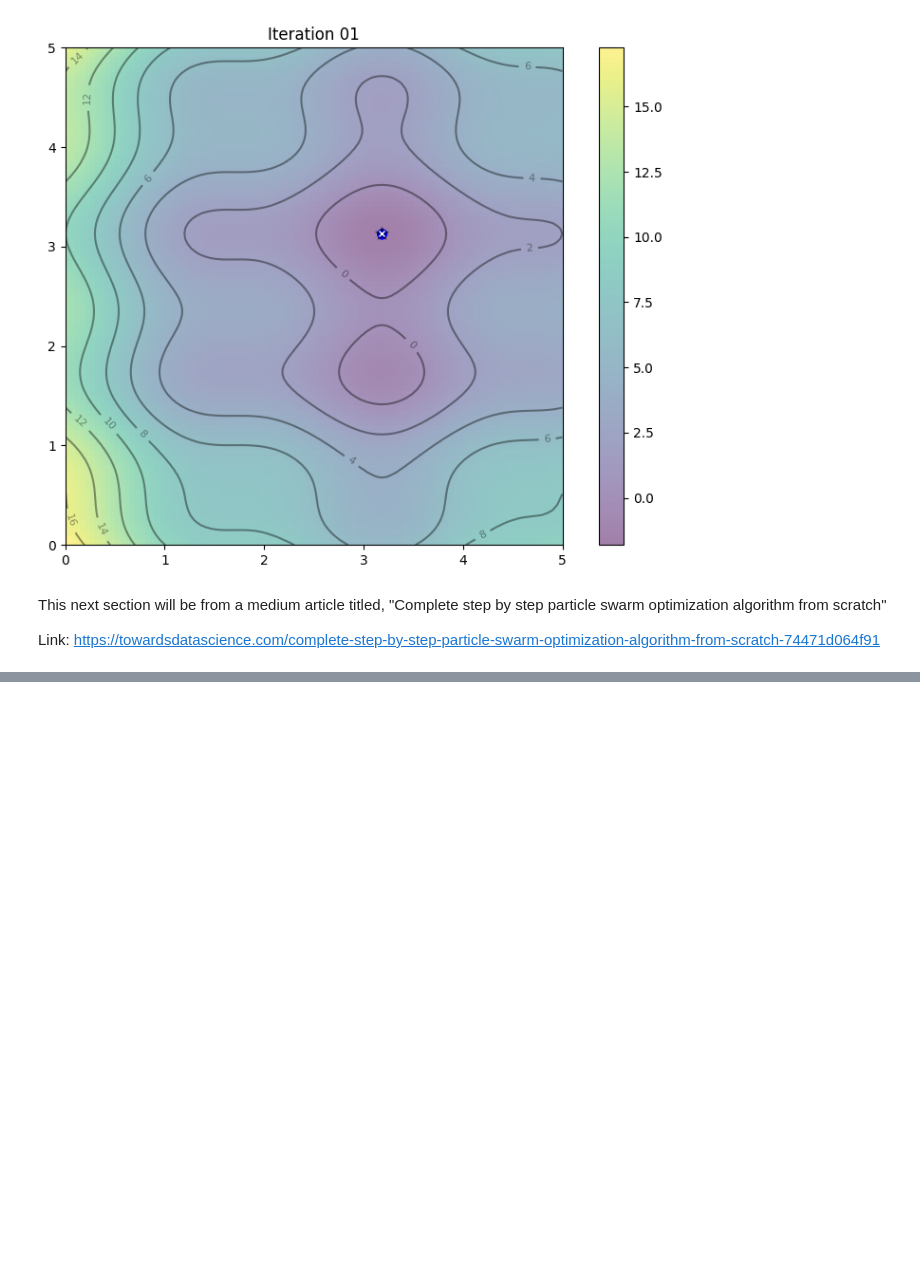
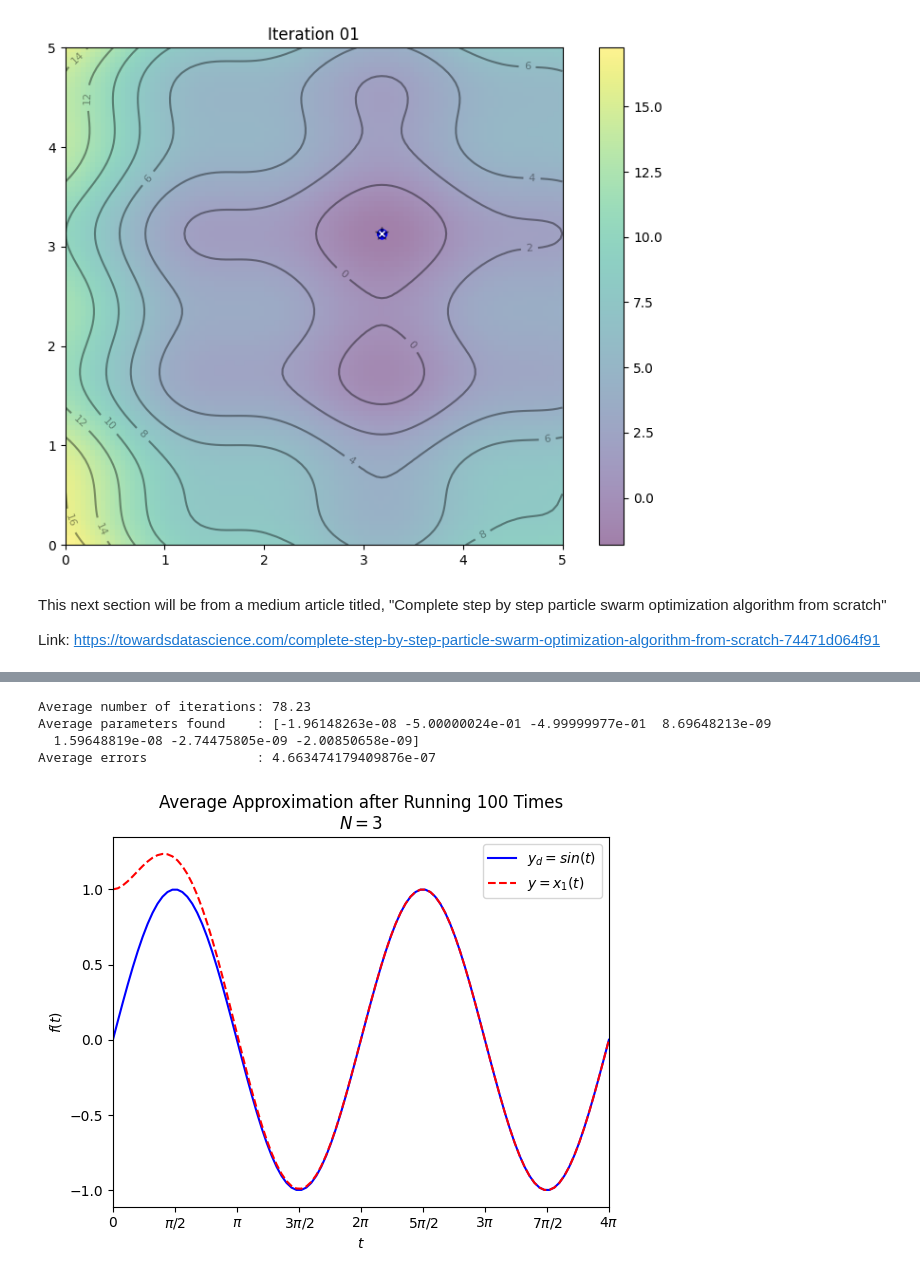
Before and after one commit to michael-r-perry/ParticleSwarmOptimization, a Jupyter notebook: base.ipynb, the cells around one changed output, grey strips where cells are left out. Saved outputs shown, nothing was run; the diff lists cells and outputs as text; code cells hidden in the pictures; blank space fills up the shorter version.

```diff
--- a/base.ipynb
+++ b/base.ipynb
@@ -219,0 +279,43 @@ SyntaxError: invalid syntax (3736976268.py, line 54)
+# %%
+def plot_average_result(param, N):
+    t = np.linspace(0, 4 * np.pi, 101)
+    x = t * radians
+
+    p = param.mean(axis=0)
+    wder_min_w = (- x3dprime(np.array([0]), p) - x3d(np.array([0]), p)) * np.exp(-t)
+    x1 = wder_min_w + x3dprime(t, p) - x3d(t, p)
+
+    plt.plot(x, sin(x), 'b', xunits=radians)
+    plt.plot(x, x1, 'r--', xunits=radians)
+    plt.title(f'Average Approximation after Running {len(param)} Times\n$N = {N}$')
+    plt.xlabel('$t$')
+    plt.ylabel('$f(t)$')
+    plt.xlim(0, 4 * np.pi)
+    plt.legend(['$y_d = sin(t)$', '$y = x_1(t)$'], loc='upper right')
+    plt.show()
+
+trials = 100
+# %%
+# Case 1: N = 3 and scaling = 0.10
+
+ks = np.zeros(trials)
+best = np.zeros((trials, 7))
+errors = np.zeros(trials)
+for i in range(trials):
+    k, best_params, error = PSO(obj, p_num=800, N=3, scale=0.1, verbose=False, random_state=i)
+    ks[i] = k
+    best[i] = best_params[-1]
+    errors[i] = error[-1]
+
+t = np.linspace(0, 4 * np.pi, 101)
+p = best.mean(axis=0)
+print(f'Average number of iterations: {np.array(ks).mean()}')
+print(f'Average parameters found    : {p}')
+print(f'Average errors              : {obj(t, p.reshape(1, -1)).item(0)}')
+plot_average_result(best, 3)
+# %% [output]
+Average number of iterations: 78.23
+Average parameters found    : [-1.96148263e-08 -5.00000024e-01 -4.99999977e-01  8.69648213e-09
+  1.59648819e-08 -2.74475805e-09 -2.00850658e-09]
+Average errors              : 4.663474179409876e-07
+[figure, added]
```
Also changed, not shown: parts of 5 cells of this notebook, 1 other file.
